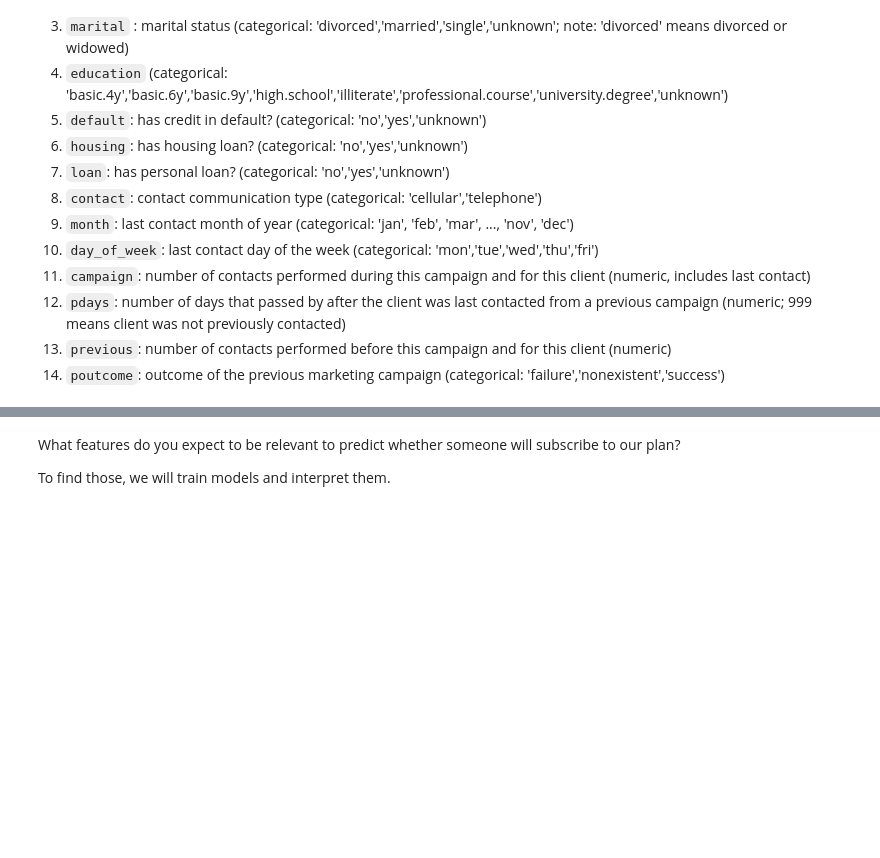
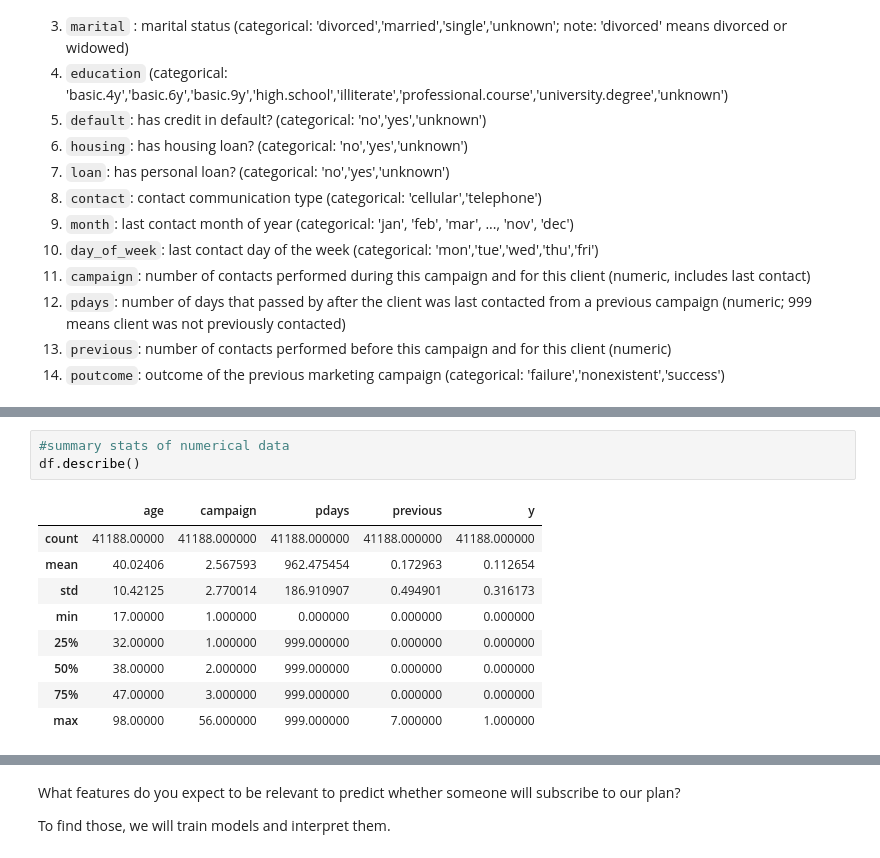
Before and after one commit to mvfolino68/PyconUS_2019-model-interpretability-tutorial, a Jupyter notebook: Machine_Learning_Example.ipynb, the cells around one changed output, grey strips where cells are left out. Cells and saved outputs as stored; diff of their text form; blank space fills up the shorter version.

```diff
--- a/Machine_Learning_Example.ipynb
+++ b/Machine_Learning_Example.ipynb
@@ -110,0 +97,13 @@ dtype: object
+# %%
+#summary stats of numerical data
+df.describe()
+# %% [output]
+|  | age | campaign | pdays | previous | y |
+| count | 41188.00000 | 41188.000000 | 41188.000000 | 41188.000000 | 41188.000000 |
+| mean | 40.02406 | 2.567593 | 962.475454 | 0.172963 | 0.112654 |
+| std | 10.42125 | 2.770014 | 186.910907 | 0.494901 | 0.316173 |
+| min | 17.00000 | 1.000000 | 0.000000 | 0.000000 | 0.000000 |
+| 25% | 32.00000 | 1.000000 | 999.000000 | 0.000000 | 0.000000 |
+| 50% | 38.00000 | 2.000000 | 999.000000 | 0.000000 | 0.000000 |
+| 75% | 47.00000 | 3.000000 | 999.000000 | 0.000000 | 0.000000 |
+| max | 98.00000 | 56.000000 | 999.000000 | 7.000000 | 1.000000 |
```
Also changed, not shown: parts of 37 cells of this notebook.
